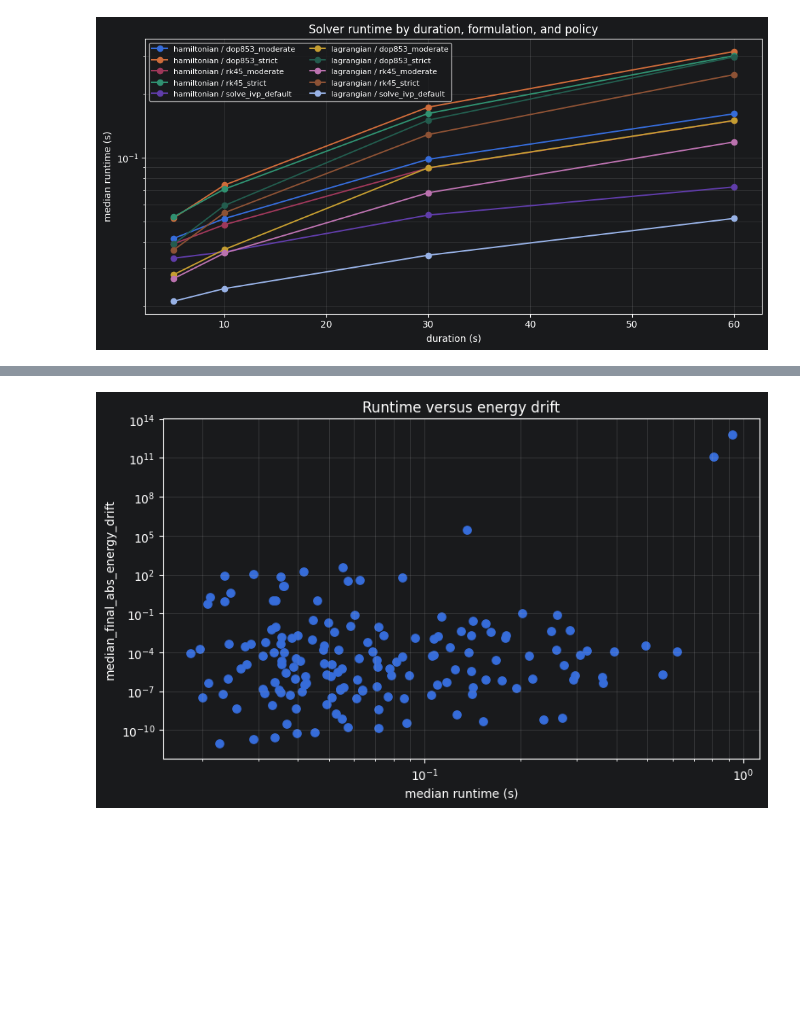
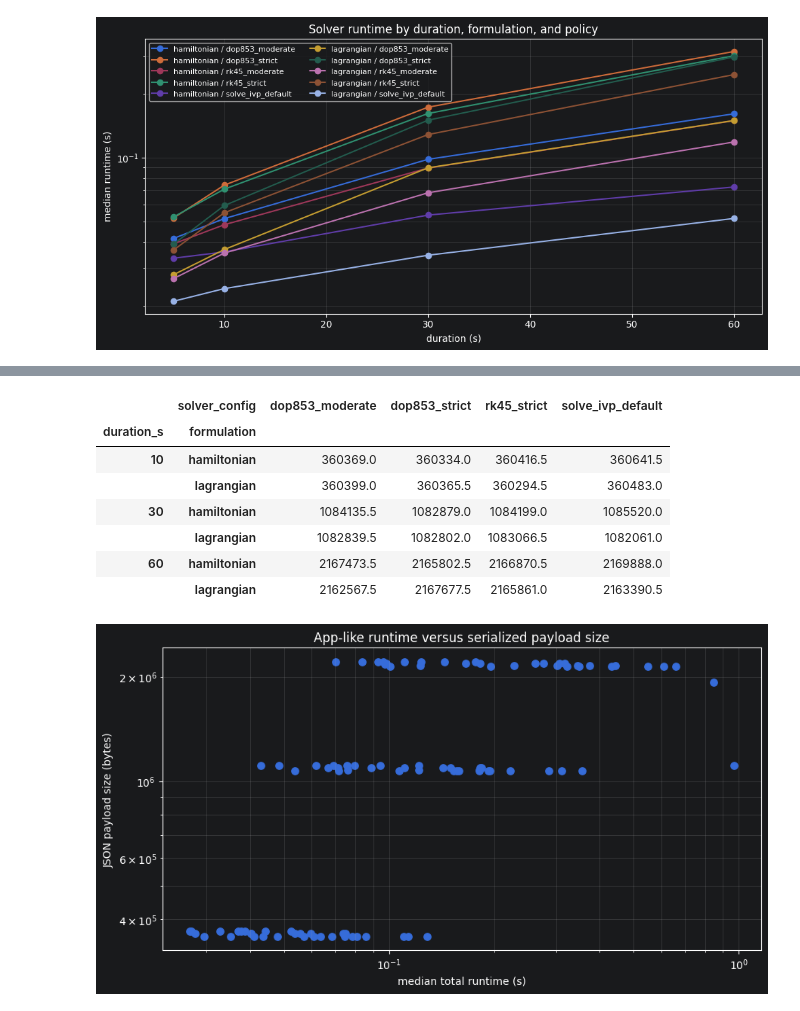
Before and after one commit to pineapple-bois/Double_Pendulum_App, a Jupyter notebook: development/math_fidelity/explore_drift_evidence.ipynb, the cells around one changed output, grey strips where cells are left out. Cells and saved outputs as stored; diff of their text form; code cells hidden in the pictures; blank space fills up the shorter version.

Commit message:
math_fidelity/, and solver cost benchmark2

```diff
--- a/development/math_fidelity/explore_drift_evidence.ipynb
+++ b/development/math_fidelity/explore_drift_evidence.ipynb
@@ -405,0 +386,12 @@ else:
+# %%
+APP_LIKE_CSV = LOG_DIR / "app_like_cost_benchmark.csv"
+
+if APP_LIKE_CSV.exists():
+    app_like = pd.read_csv(APP_LIKE_CSV)
+    print("app-like benchmark rows/columns:", app_like.shape)
+    display(app_like.head())
+else:
+    app_like = None
+    print("App-like benchmark log not found.")
+    print("Generate it from the repository root with:")
+    print(".venv/bin/python development/math_fidelity/probes/benchmark_app_like_cost.py")
@@ -426,20 +440,31 @@ else:
 # %%
-if benchmark is None:
-    print("No benchmark log loaded.")
+if app_like is None:
+    print("No app-like benchmark log loaded.")
 else:
-    energy_cols = [c for c in benchmark.columns if c in ("median_max_abs_energy_drift", "median_final_abs_energy_drift")]
-    if not energy_cols:
-        print("Benchmark log does not include energy-drift columns.")
-    else:
-        fig, ax = plt.subplots(figsize=(8, 5))
-        metric = energy_cols[0]
-        ax.scatter(benchmark["median_runtime_s"], benchmark[metric], s=45)
-        ax.set_xscale("log")
-        ax.set_yscale("log")
-        ax.set_xlabel("median runtime (s)")
-        ax.set_ylabel(metric)
-        ax.set_title("Runtime versus energy drift")
-        ax.grid(True, which="both", alpha=0.25)
-        plt.tight_layout();
+    payload_summary = app_like.pivot_table(
+        index=["duration_s", "formulation"],
+        columns="solver_config",
+        values="median_json_payload_bytes",
+        aggfunc="median",
+    )
+    display(payload_summary)
+
+    fig, ax = plt.subplots(figsize=(9, 5))
+    ax.scatter(app_like["median_total_runtime_s"], app_like["median_json_payload_bytes"], s=45)
+    ax.set_xscale("log")
+    ax.set_yscale("log")
+    ax.set_xlabel("median total runtime (s)")
+    ax.set_ylabel("JSON payload size (bytes)")
+    ax.set_title("App-like runtime versus serialized payload size")
+    ax.grid(True, which="both", alpha=0.25)
+    plt.tight_layout();
 # %% [output]
+|  | solver_config | dop853_moderate | dop853_strict | rk45_strict | solve_ivp_default |
+| duration_s | formulation |  |  |  |  |
+| 10 | hamiltonian | 360369.0 | 360334.0 | 360416.5 | 360641.5 |
+|  | lagrangian | 360399.0 | 360365.5 | 360294.5 | 360483.0 |
+| 30 | hamiltonian | 1084135.5 | 1082879.0 | 1084199.0 | 1085520.0 |
+|  | lagrangian | 1082839.5 | 1082802.0 | 1083066.5 | 1082061.0 |
+| 60 | hamiltonian | 2167473.5 | 2165802.5 | 2166870.5 | 2169888.0 |
+|  | lagrangian | 2162567.5 | 2167677.5 | 2165861.0 | 2163390.5 |
-[figure, old version]
+[figure, new version]
```
Also changed, not shown: parts of 14 cells of this notebook, 8 other files.
